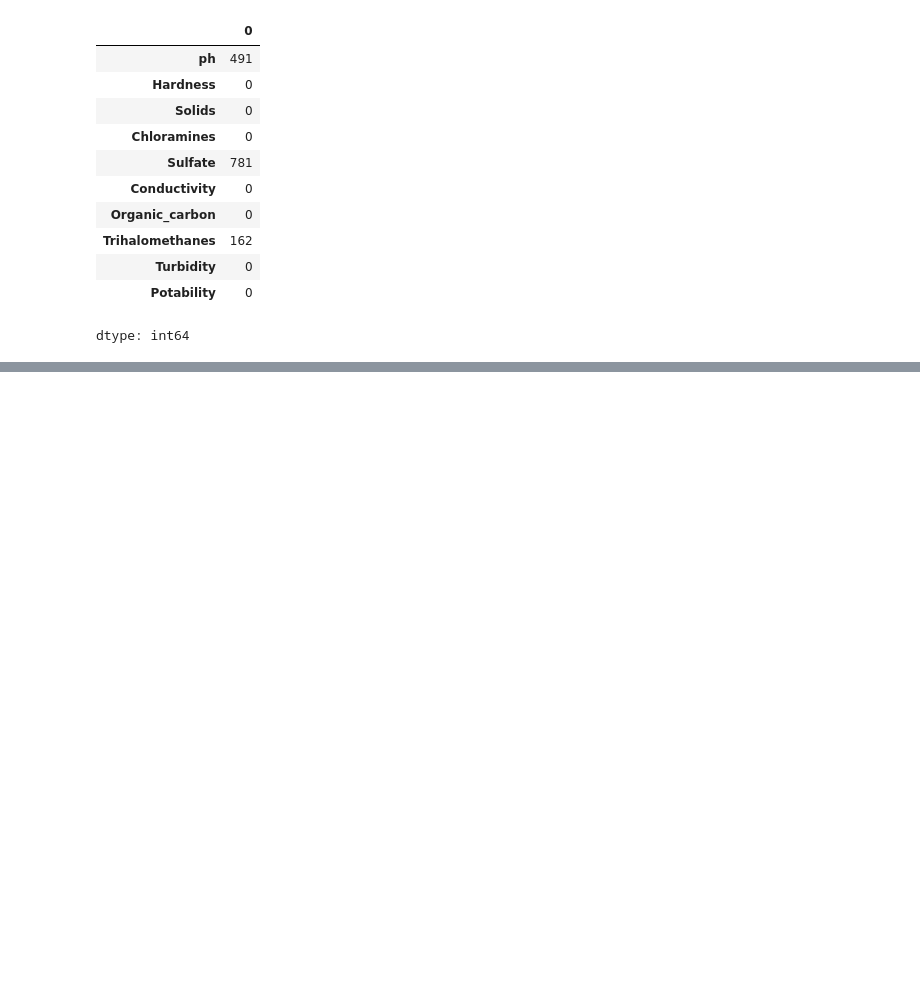
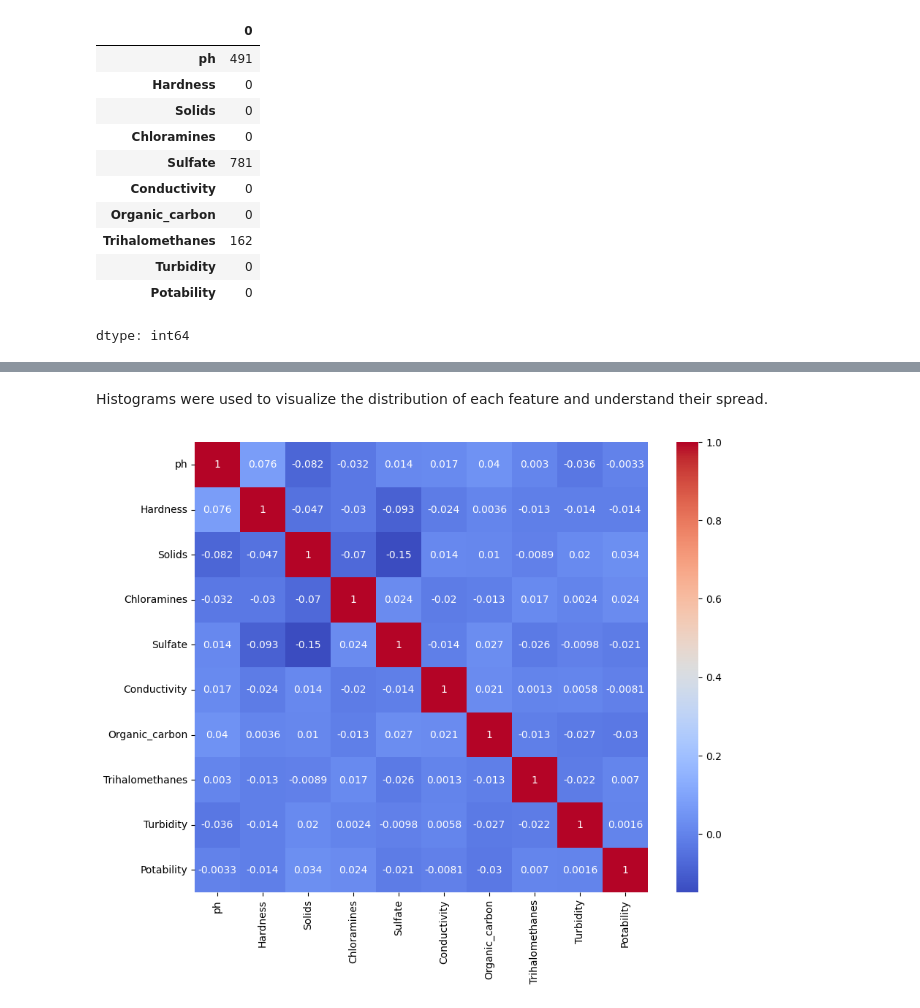
Before and after one commit to abikrishnanmsds25-web/WATER-QUALITY-CLASSIFICATION-FOR-SAFE-DRINKING-PREDICTION, a Jupyter notebook: data_understanding.ipynb, the cells around one changed output, grey strips where cells are left out. Saved outputs shown, nothing was run; the diff lists cells and outputs as text; code cells hidden in the pictures; blank space fills up the shorter version.

```diff
--- a/data_understanding.ipynb
+++ b/data_understanding.ipynb
@@ -73,0 +170,10 @@ dtype: int64
+# %% [markdown]
+Histograms were used to visualize the distribution of each feature and understand their spread.
+# %%
+import seaborn as sns
+
+plt.figure(figsize=(10,8))
+sns.heatmap(df.corr(), annot=True, cmap='coolwarm')
+plt.show()
+# %% [output]
+[figure, added]
```
Also changed, not shown: parts of 35 cells of this notebook.
